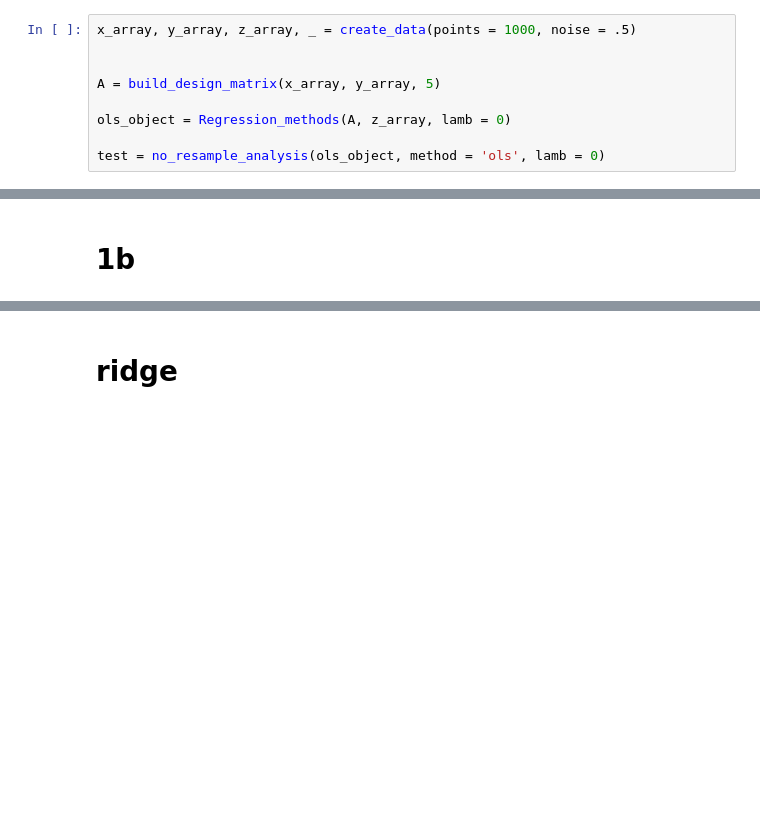
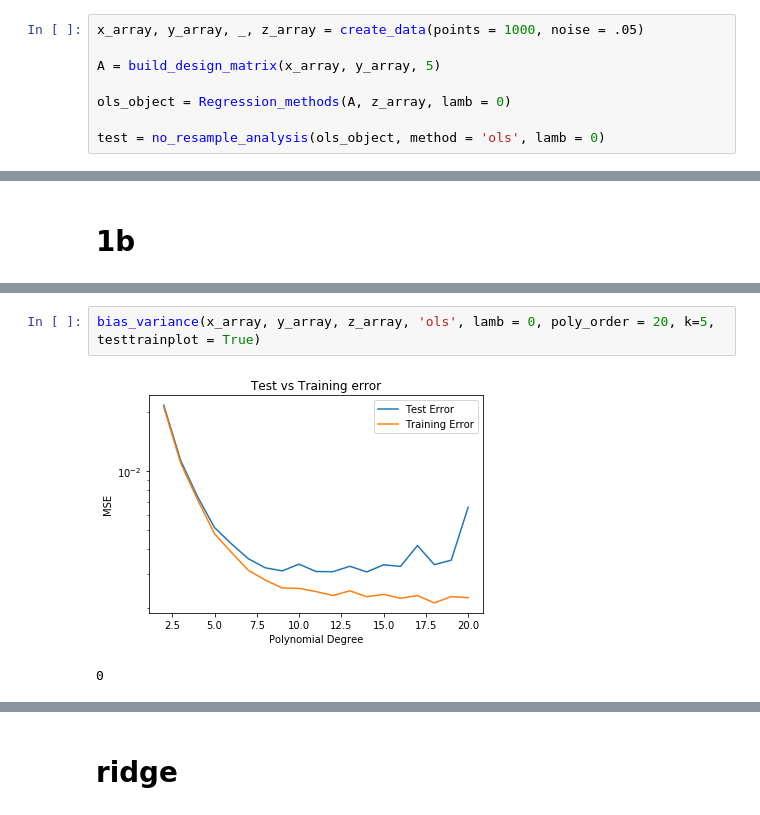
Before and after one commit to bruce-chappell/FYS4155, a Jupyter notebook: project1/proj1better.ipynb, the cells around one changed output, grey strips where cells are left out. Saved outputs shown, nothing was run; the diff lists cells and outputs as text; blank space fills up the shorter version.

```diff
--- a/project1/proj1better.ipynb
+++ b/project1/proj1better.ipynb
@@ -337,8 +361,7 @@ def bias_variance(xdata, ydata, zdata, model_type, lamb = 0, poly_order = 5, k=5
 # %% [markdown]
 # 1a
 # %%
-x_array, y_array, z_array, _ = create_data(points = 1000, noise = .5)
-
+x_array, y_array, _, z_array = create_data(points = 1000, noise = .05)
 
 A = build_design_matrix(x_array, y_array, 5)
 
@@ -430,0 +389,5 @@ variance is:  0.0001013469191362032
+# %%
+bias_variance(x_array, y_array, z_array, 'ols', lamb = 0, poly_order = 20, k=5, testtrainplot = True)
+# %% [output]
+[figure, added]
+0
```
Also changed, not shown: parts of 9 cells of this notebook.
